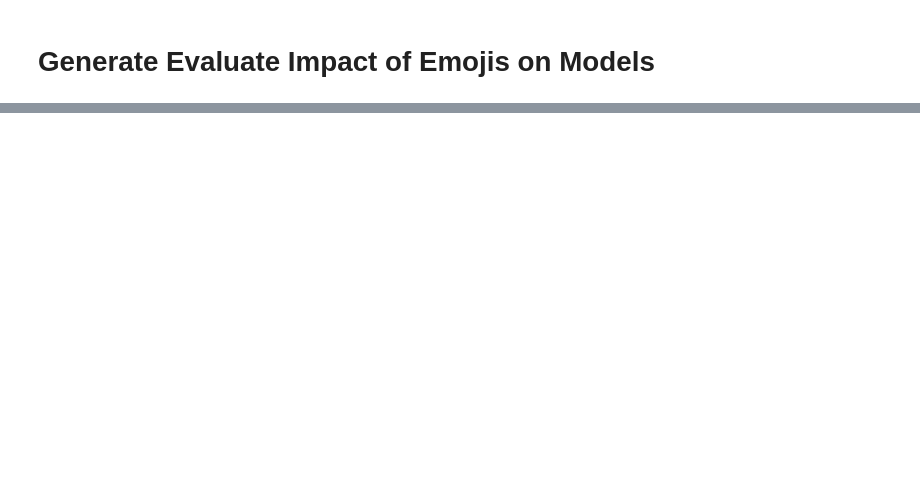
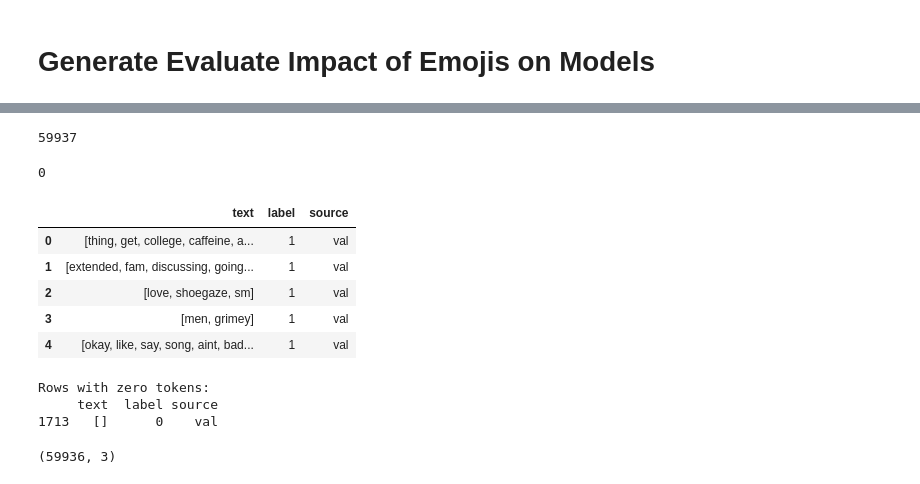
Before and after one commit to sba22224/Capstone_SBA22224, a Jupyter notebook: Code_Notebooks/Sarcasm Detection Model.ipynb, the cells around one changed output, grey strips where cells are left out. Drawn from its saved outputs; the diff is of its cells as text; code cells hidden in the pictures; blank space fills up the shorter version.

```diff
--- a/Code_Notebooks/Sarcasm Detection Model.ipynb
+++ b/Code_Notebooks/Sarcasm Detection Model.ipynb
@@ -7805,0 +7907,49 @@ df_a_noemoji.head()
+# %%
+len(df_a_noemoji)
+# %% [output]
+59937
+# %%
+# Check for duplicates in 'Column1'
+duplicates = df_a_noemoji['text'].duplicated()
+
+# Print rows with duplicates
+len(df_a_noemoji[duplicates])
+# %% [output]
+0
+# %%
+#Tokenize the text
+df_a_noemoji["text"] = df_a_noemoji["text"].apply(lambda x: word_tokenize(x))
+df_a_noemoji.head()
+# %% [output]
+|  | text | label | source |
+| 0 | [thing, get, college, caffeine, a... | 1 | val |
+| 1 | [extended, fam, discussing, going... | 1 | val |
+| 2 | [love, shoegaze, sm] | 1 | val |
+| 3 | [men, grimey] | 1 | val |
+| 4 | [okay, like, say, song, aint, bad... | 1 | val |
+# %%
+#Check there are no rows with no tokens- remove if there are
+
+#Count the tokens per row and find rows with zero tokens
+zero_tokens = df_a_noemoji['text'].apply(len) == 0
+
+#Filter to find any rows with no tokens
+rows_with_zero_tokens = df_a_noemoji[zero_tokens]
+
+# Check if there are any rows with zero tokens
+if len(rows_with_zero_tokens) > 0:
+    print("Rows with zero tokens:")
+    print(rows_with_zero_tokens)
+else:
+    print("No rows with zero tokens found.")
+# %% [output]
+Rows with zero tokens:
+     text  label source
+1713   []      0    val
+# %%
+#Drop rows with zero tokens
+df_a_noemoji = df_a_noemoji[~zero_tokens]
+df_a_noemoji = df_a_noemoji.reset_index(drop=True)
+df_a_noemoji.shape
+# %% [output]
+(59936, 3)
```
Also changed, not shown: parts of 24 cells of this notebook.
